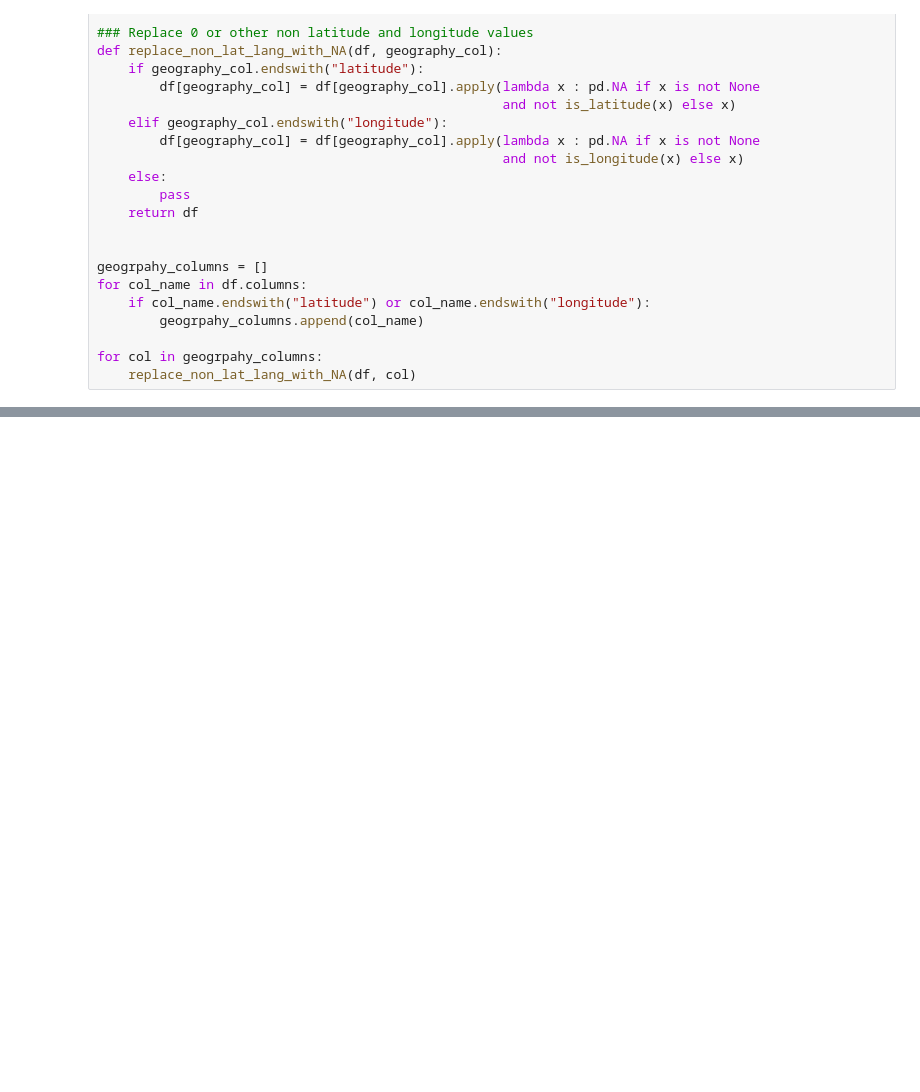
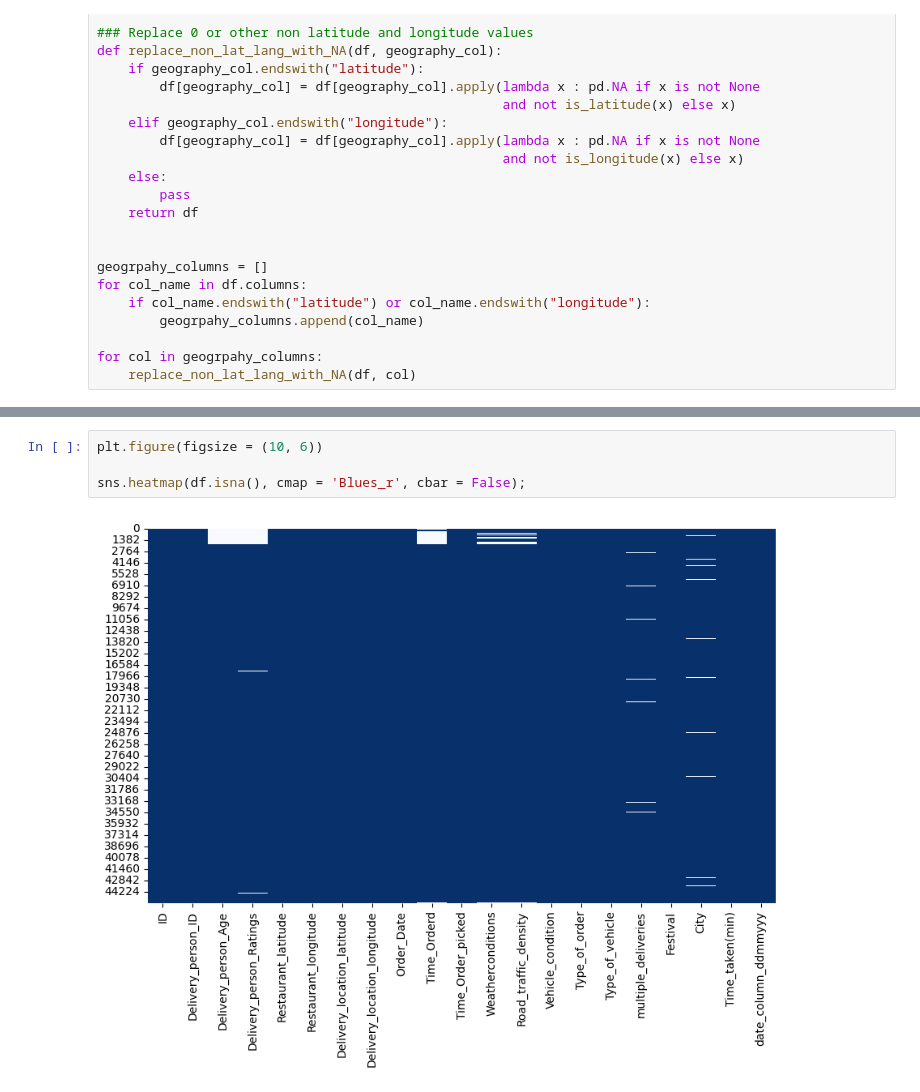
Before and after one commit to hy103/Est_food_delivery_time, a Jupyter notebook: notebooks/data_loading.ipynb, the cells around one changed output, grey strips where cells are left out. Cells and saved outputs as stored; diff of their text form; blank space fills up the shorter version.

```diff
--- a/notebooks/data_loading.ipynb
+++ b/notebooks/data_loading.ipynb
@@ -234,0 +381,6 @@ missing_values_df
+# %%
+plt.figure(figsize = (10, 6))
+
+sns.heatmap(df.isna(), cmap = 'Blues_r', cbar = False);
+# %% [output]
+[figure, added]
```
Also changed, not shown: parts of 35 cells of this notebook.
